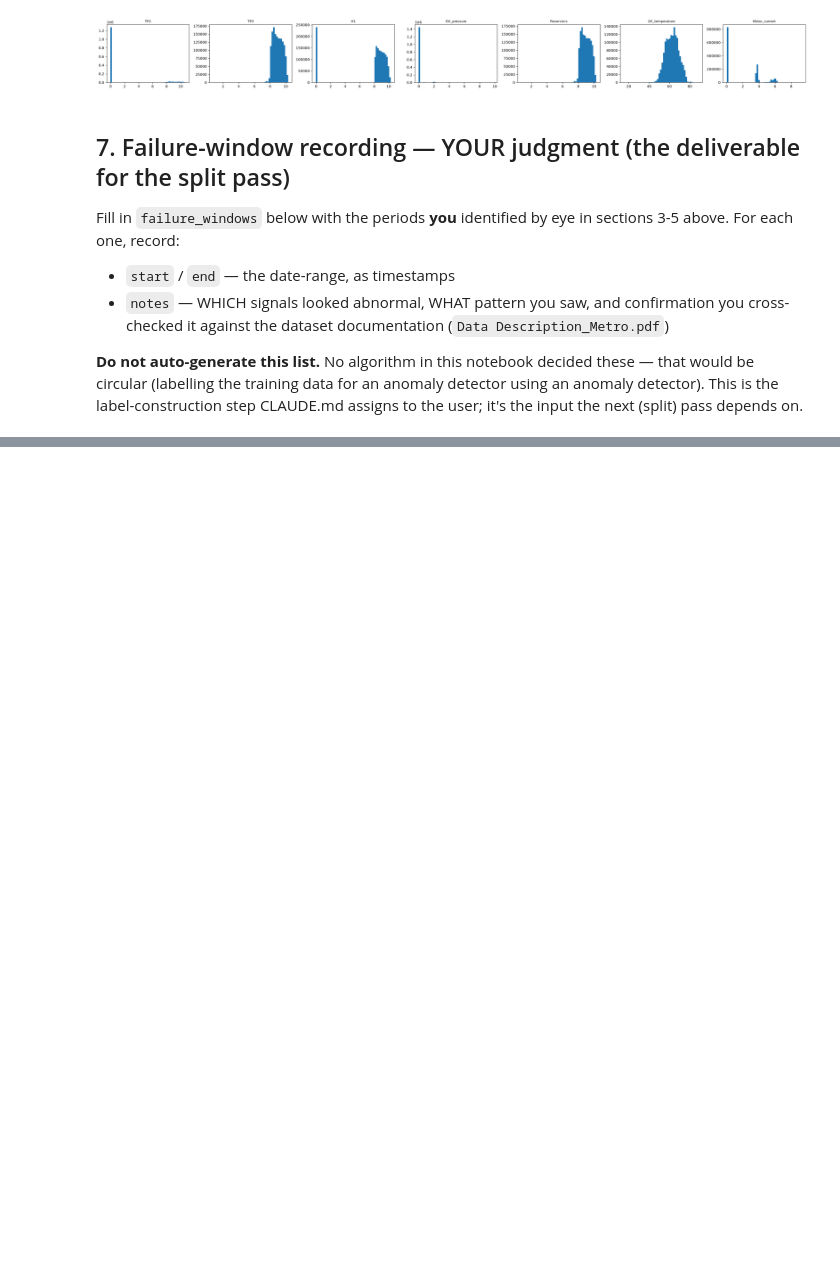
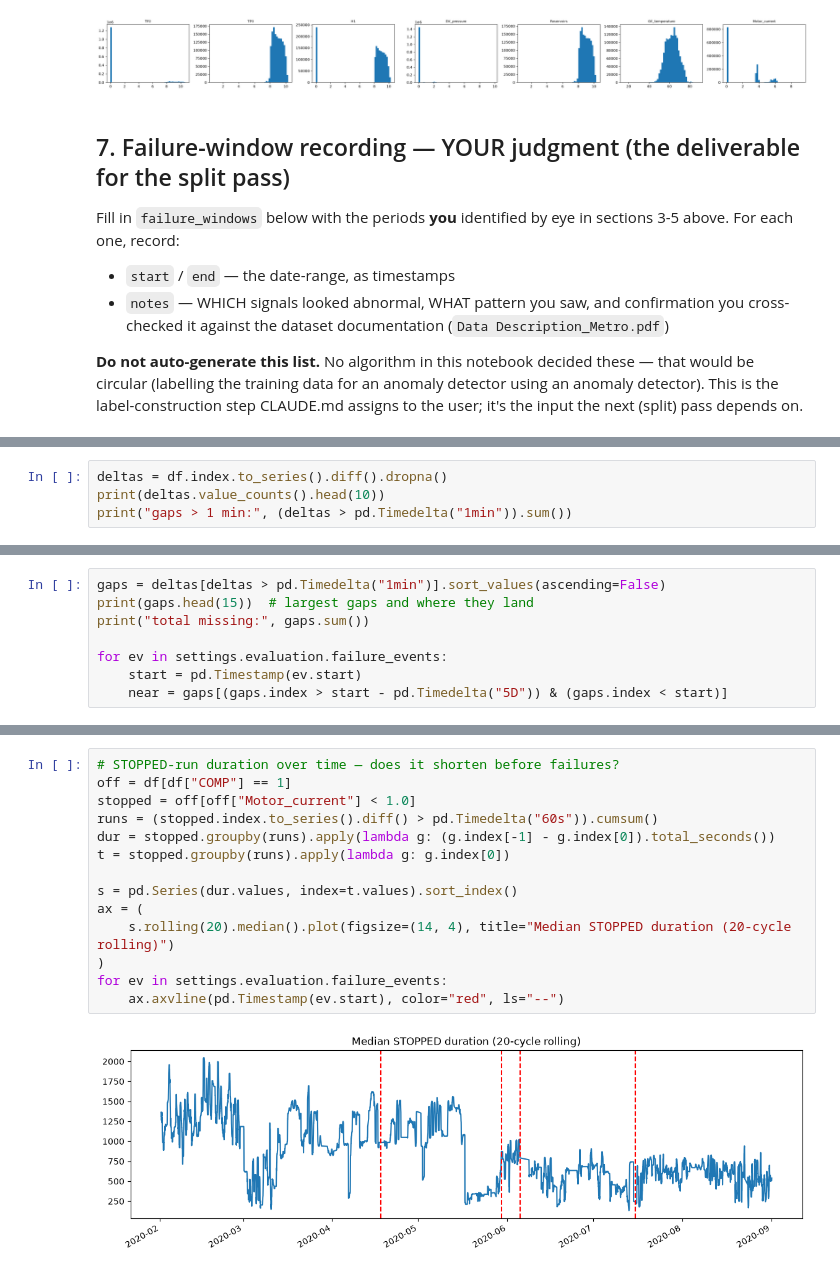
Before and after one commit to mingyang-ow/apu-sentinel, a Jupyter notebook: notebooks/exploratory/01_failure_identification.ipynb, the cells around one changed output, grey strips where cells are left out. Drawn from its saved outputs; the diff is of its cells as text; blank space fills up the shorter version.

```diff
--- a/notebooks/exploratory/01_failure_identification.ipynb
+++ b/notebooks/exploratory/01_failure_identification.ipynb
@@ -189,0 +264,4 @@ failure_windows
+# %%
+deltas = df.index.to_series().diff().dropna()
+print(deltas.value_counts().head(10))
+print("gaps > 1 min:", (deltas > pd.Timedelta("1min")).sum())
@@ -189,0 +282,8 @@ failure_windows
+# %%
+gaps = deltas[deltas > pd.Timedelta("1min")].sort_values(ascending=False)
+print(gaps.head(15))  # largest gaps and where they land
+print("total missing:", gaps.sum())
+
+for ev in settings.evaluation.failure_events:
+    start = pd.Timestamp(ev.start)
+    near = gaps[(gaps.index > start - pd.Timedelta("5D")) & (gaps.index < start)]
@@ -189,0 +395,16 @@ failure_windows
+# %%
+# STOPPED-run duration over time — does it shorten before failures?
+off = df[df["COMP"] == 1]
+stopped = off[off["Motor_current"] < 1.0]
+runs = (stopped.index.to_series().diff() > pd.Timedelta("60s")).cumsum()
+dur = stopped.groupby(runs).apply(lambda g: (g.index[-1] - g.index[0]).total_seconds())
+t = stopped.groupby(runs).apply(lambda g: g.index[0])
+
+s = pd.Series(dur.values, index=t.values).sort_index()
+ax = (
+    s.rolling(20).median().plot(figsize=(14, 4), title="Median STOPPED duration (20-cycle rolling)")
+)
+for ev in settings.evaluation.failure_events:
+    ax.axvline(pd.Timestamp(ev.start), color="red", ls="--")
+# %% [output]
+[figure, added]
```
Also changed, not shown: parts of 8 cells of this notebook, 9 other files.
